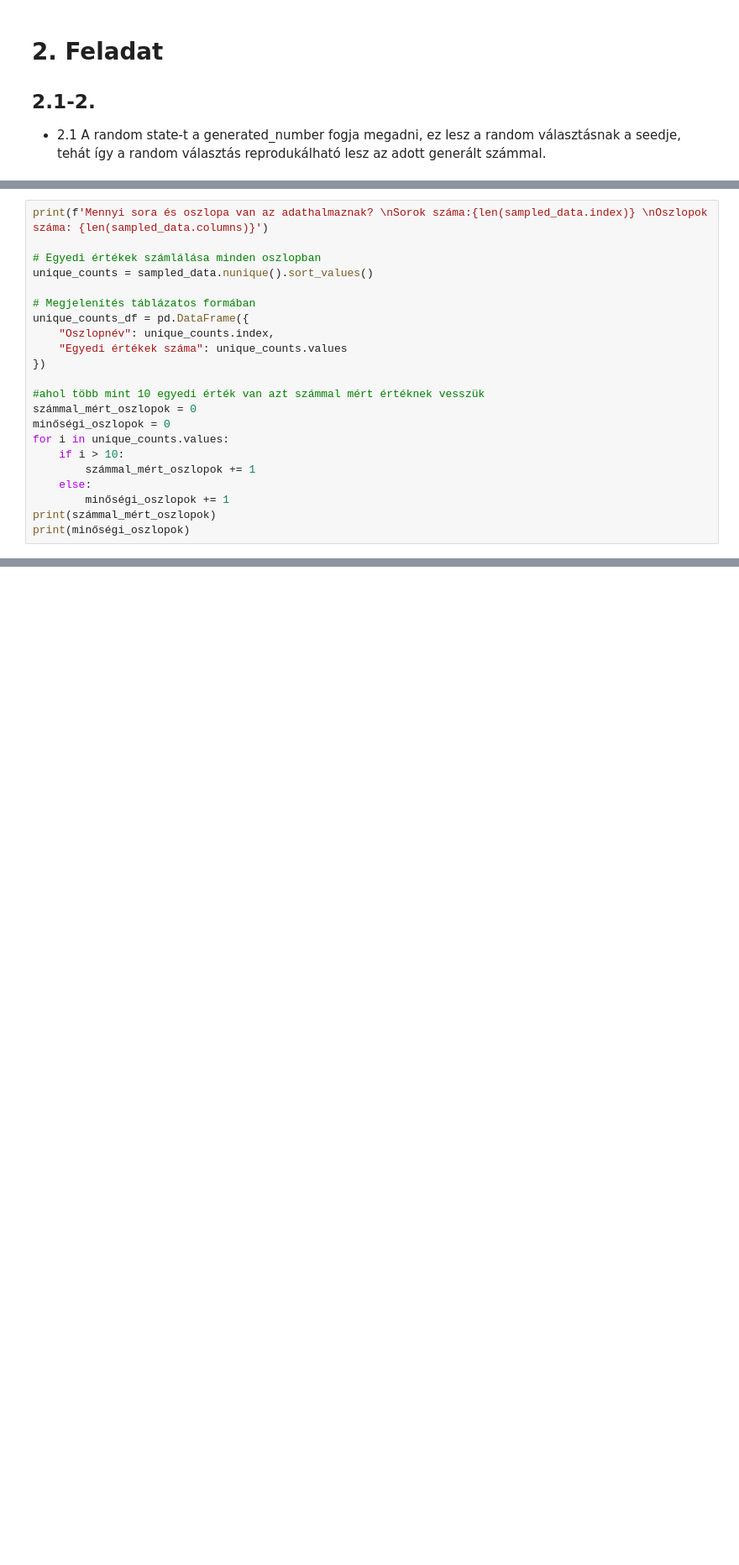
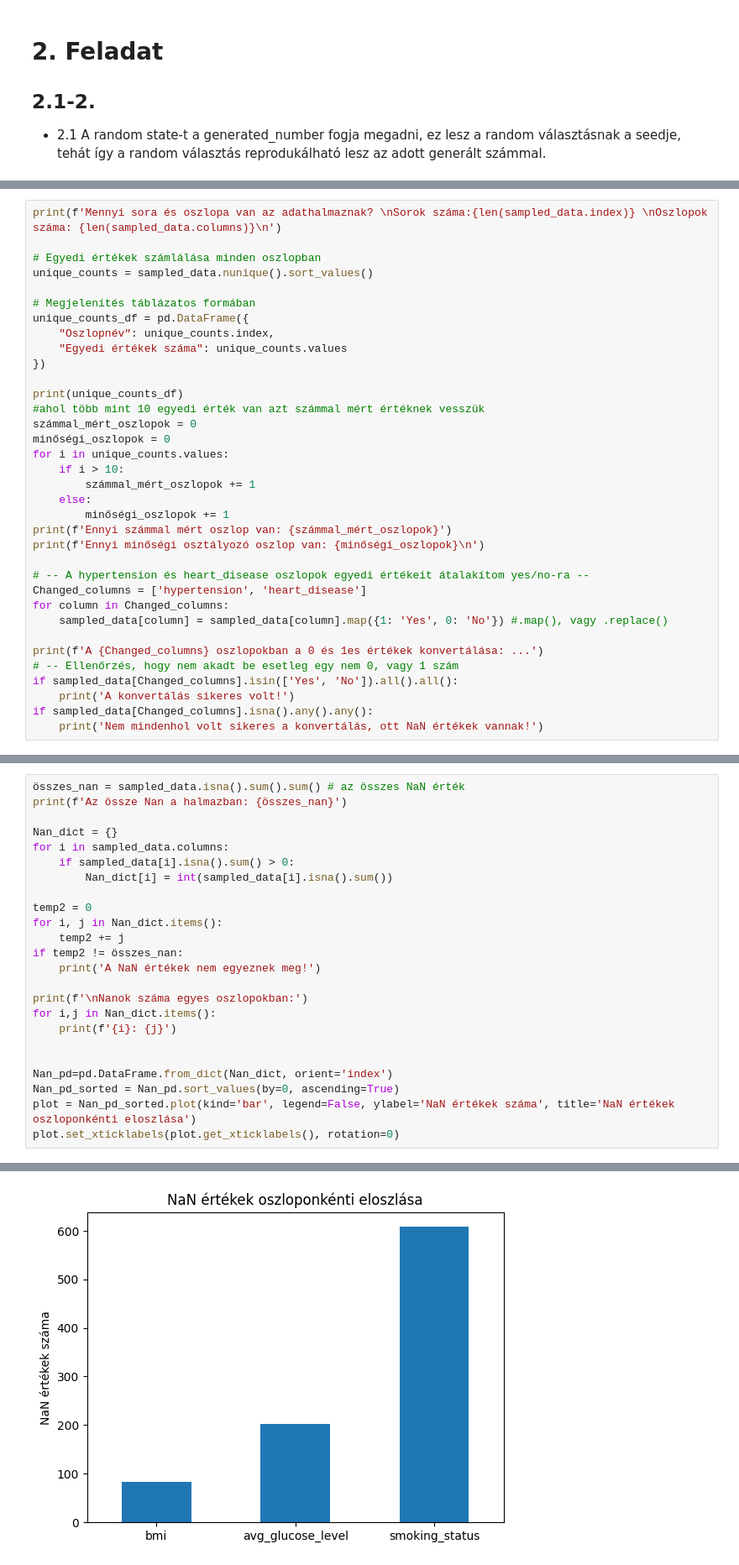
Before and after one commit to Mitosz01/PythonHazi, a Jupyter notebook: LKYEOR_python_adat.ipynb, the cells around one changed output, grey strips where cells are left out. Shown: that part at 84% size. Drawn from its saved outputs; the diff is of its cells as text; blank space fills up the shorter version.

```diff
--- a/LKYEOR_python_adat.ipynb
+++ b/LKYEOR_python_adat.ipynb
@@ -75,5 +92,5 @@ print(f'{len(sampled_data.index)-len(temp1.index)} Random mintavétel a sokaság
 # %%
-print(f'Mennyi sora és oszlopa van az adathalmaznak? \nSorok száma:{len(sampled_data.index)} \nOszlopok száma: {len(sampled_data.columns)}')
+print(f'Mennyi sora és oszlopa van az adathalmaznak? \nSorok száma:{len(sampled_data.index)} \nOszlopok száma: {len(sampled_data.columns)}\n')
 
 # Egyedi értékek számlálása minden oszlopban
 unique_counts = sampled_data.nunique().sort_values()
@@ -84,6 +101,7 @@ unique_counts_df = pd.DataFrame({
     "Egyedi értékek száma": unique_counts.values
 })
 
+print(unique_counts_df)
 #ahol több mint 10 egyedi érték van azt számmal mért értéknek vesszük
 számmal_mért_oszlopok = 0
 minőségi_oszlopok = 0
@@ -92,8 +110,20 @@ for i in unique_counts.values:
         számmal_mért_oszlopok += 1
     else:
         minőségi_oszlopok += 1
-print(számmal_mért_oszlopok)
-print(minőségi_oszlopok)
+print(f'Ennyi számmal mért oszlop van: {számmal_mért_oszlopok}')
+print(f'Ennyi minőségi osztályozó oszlop van: {minőségi_oszlopok}\n')
+
+# -- A hypertension és heart_disease oszlopok egyedi értékeit átalakítom yes/no-ra --
+Changed_columns = ['hypertension', 'heart_disease']
+for column in Changed_columns:
+    sampled_data[column] = sampled_data[column].map({1: 'Yes', 0: 'No'}) #.map(), vagy .replace()
+
+print(f'A {Changed_columns} oszlopokban a 0 és 1es értékek konvertálása: ...')
+# -- Ellenőrzés, hogy nem akadt be esetleg egy nem 0, vagy 1 szám
+if sampled_data[Changed_columns].isin(['Yes', 'No']).all().all():
+    print('A konvertálás sikeres volt!')
+if sampled_data[Changed_columns].isna().any().any():
+    print('Nem mindenhol volt sikeres a konvertálás, ott NaN értékek vannak!')
 # %% [output]
 Mennyi sora és oszlopa van az adathalmaznak?
 Sorok száma:2020
@@ -102,0 +148,25 @@ Oszlopok száma: 12
+# %%
+összes_nan = sampled_data.isna().sum().sum() # az összes NaN érték
+print(f'Az össze Nan a halmazban: {összes_nan}')
+
+Nan_dict = {}
+for i in sampled_data.columns:
+    if sampled_data[i].isna().sum() > 0:
+        Nan_dict[i] = int(sampled_data[i].isna().sum())
+
+temp2 = 0
+for i, j in Nan_dict.items():
+    temp2 += j
+if temp2 != összes_nan:
+    print('A NaN értékek nem egyeznek meg!')
+
+print(f'\nNanok száma egyes oszlopokban:')
+for i,j in Nan_dict.items():
+    print(f'{i}: {j}')
+
+
+Nan_pd=pd.DataFrame.from_dict(Nan_dict, orient='index')
+Nan_pd_sorted = Nan_pd.sort_values(by=0, ascending=True)
+plot = Nan_pd_sorted.plot(kind='bar', legend=False, ylabel='NaN értékek száma', title='NaN értékek oszloponkénti eloszlása')
+plot.set_xticklabels(plot.get_xticklabels(), rotation=0)
+# %% [output]
@@ -102,0 +182 @@ Oszlopok száma: 12
+[figure, added]
```
Also changed, not shown: parts of 8 cells of this notebook.
